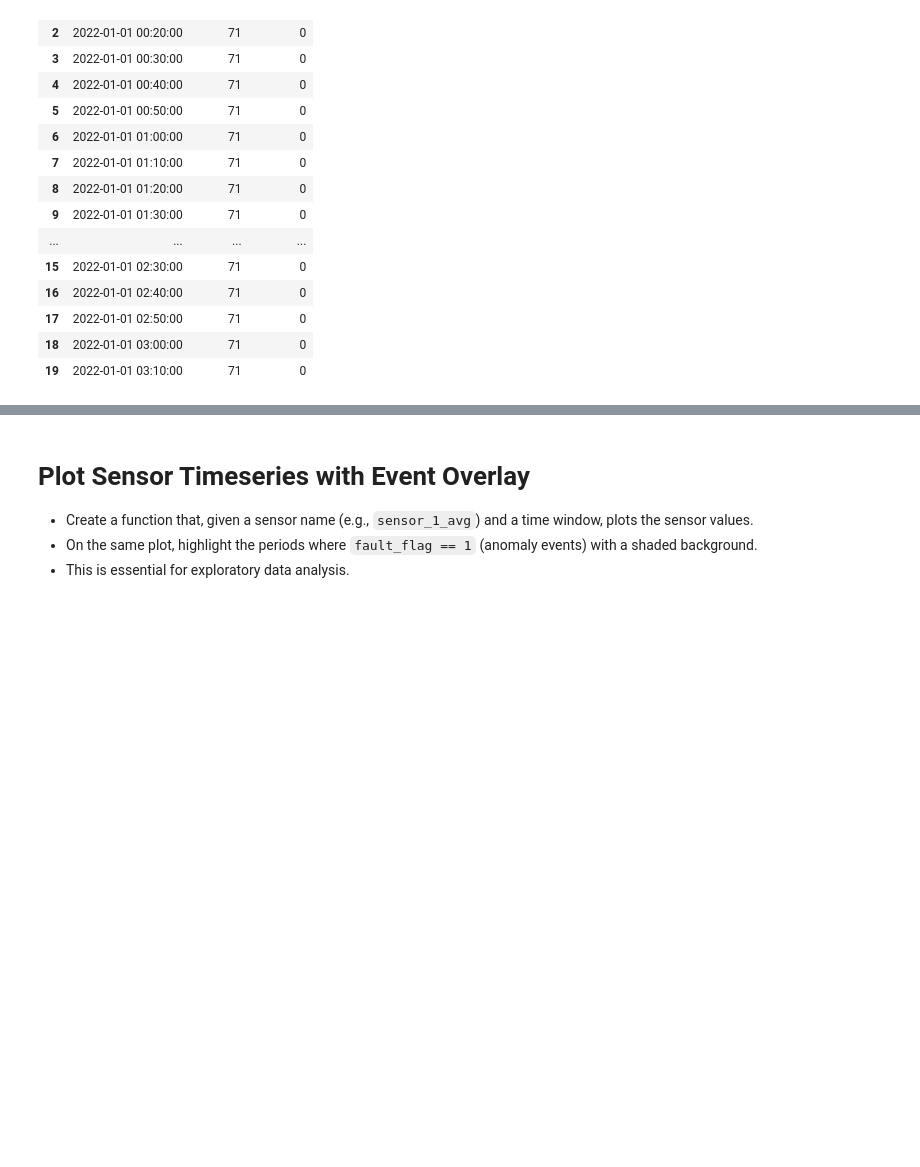
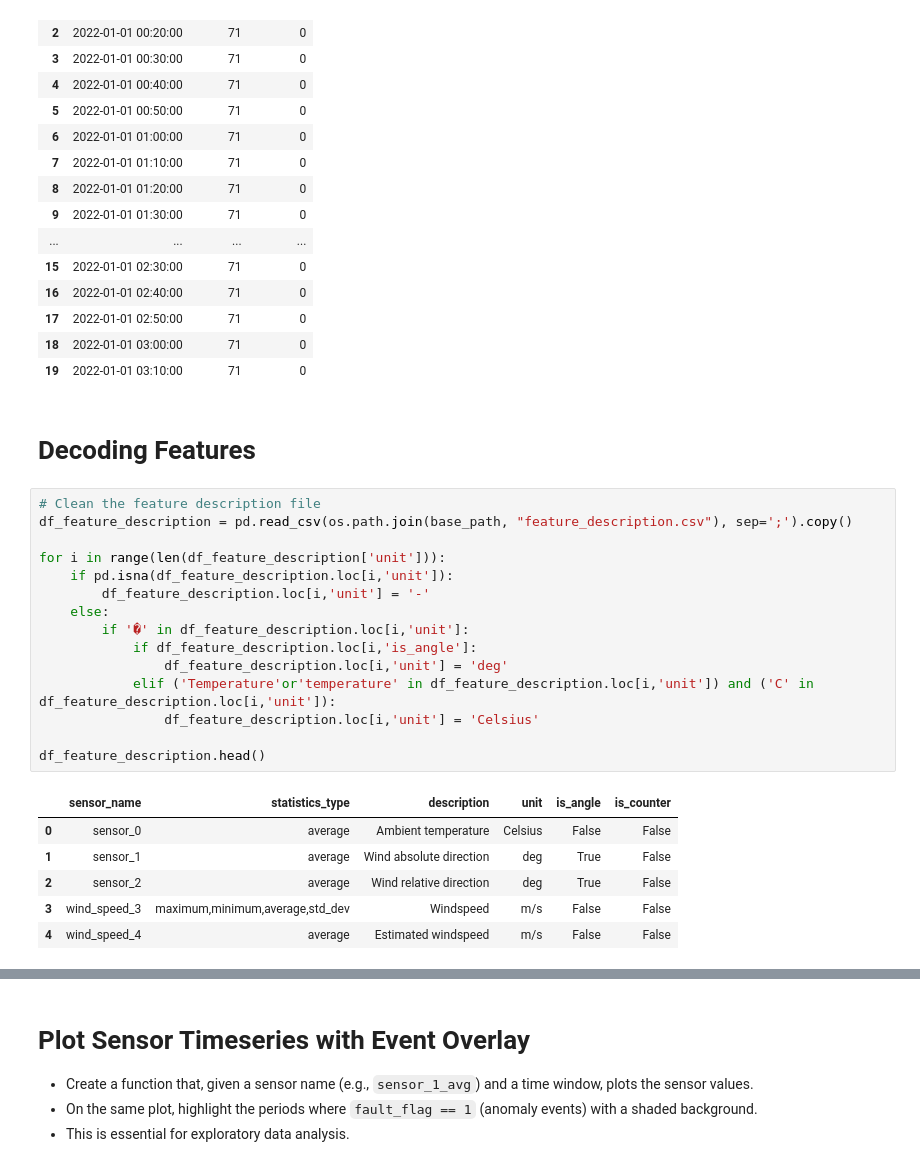
Before and after one commit to HamidrezaMirzaeian/FaultDetectionRZH, a Jupyter notebook: RZH.ipynb, the cells around one changed output, grey strips where cells are left out. Cells and saved outputs as stored; diff of their text form; blank space fills up the shorter version.

```diff
--- a/RZH.ipynb
+++ b/RZH.ipynb
@@ -198,3 +183,27 @@ Normal   (fault_flag=0): 236,809
 | 17 | 2022-01-01 02:50:00 | 71 | 0 |
 | 18 | 2022-01-01 03:00:00 | 71 | 0 |
 | 19 | 2022-01-01 03:10:00 | 71 | 0 |
+# %% [markdown]
+# Decoding Features
+# %%
+# Clean the feature description file
+df_feature_description = pd.read_csv(os.path.join(base_path, "feature_description.csv"), sep=';').copy()
+
+for i in range(len(df_feature_description['unit'])):
+    if pd.isna(df_feature_description.loc[i,'unit']):
+        df_feature_description.loc[i,'unit'] = '-'
+    else:
+        if '�' in df_feature_description.loc[i,'unit']:
+            if df_feature_description.loc[i,'is_angle']:
+                df_feature_description.loc[i,'unit'] = 'deg'
+            elif ('Temperature'or'temperature' in df_feature_description.loc[i,'unit']) and ('C' in df_feature_description.loc[i,'unit']):
+                df_feature_description.loc[i,'unit'] = 'Celsius'
+
+df_feature_description.head()
+# %% [output]
+|  | sensor_name | statistics_type | description | unit | is_angle | is_counter |
+| 0 | sensor_0 | average | Ambient temperature | Celsius | False | False |
+| 1 | sensor_1 | average | Wind absolute direction | deg | True | False |
+| 2 | sensor_2 | average | Wind relative direction | deg | True | False |
+| 3 | wind_speed_3 | maximum,minimum,average,std_dev | Windspeed | m/s | False | False |
+| 4 | wind_speed_4 | average | Estimated windspeed | m/s | False | False |
```
Also changed, not shown: parts of 8 cells of this notebook.
